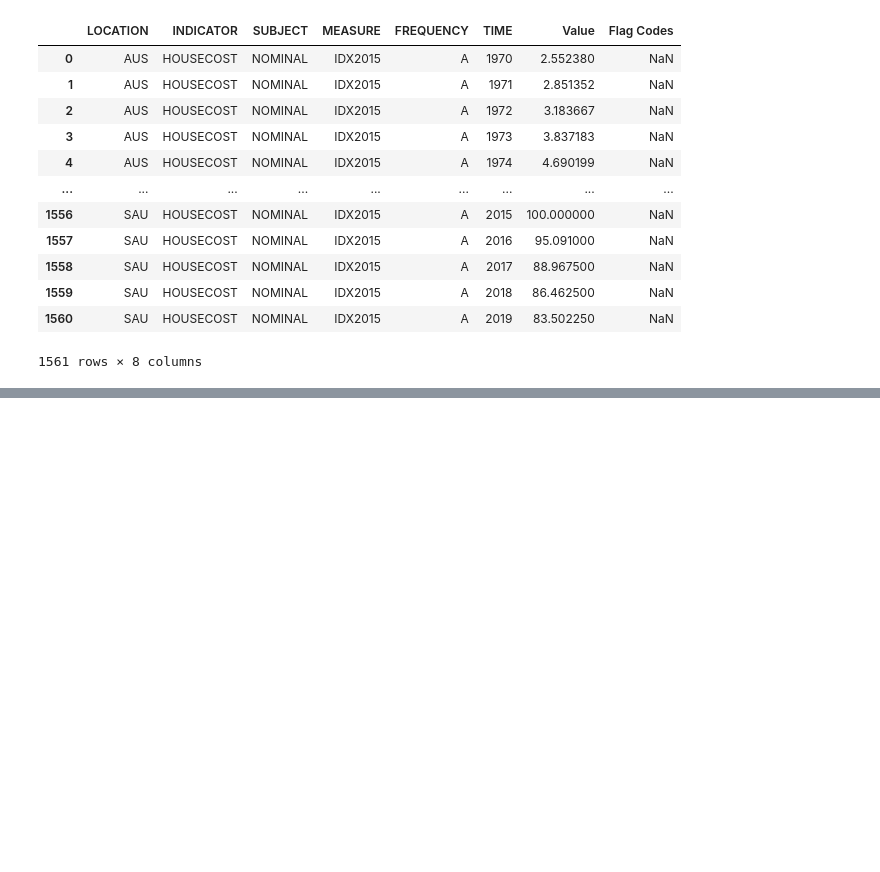
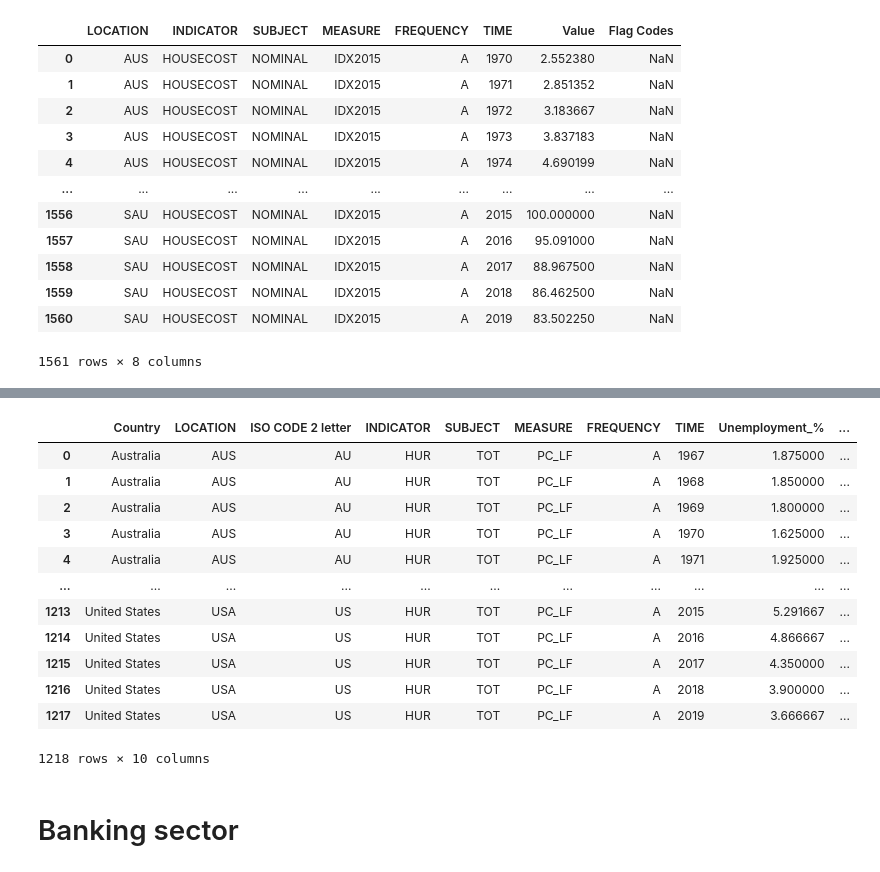
Before and after one commit to skumble27/final-project, a Jupyter notebook: dataextraction.ipynb, the cells around one changed output, grey strips where cells are left out. Saved outputs shown, nothing was run; the diff lists cells and outputs as text; code cells hidden in the pictures; blank space fills up the shorter version.

```diff
--- a/dataextraction.ipynb
+++ b/dataextraction.ipynb
@@ -180,0 +192,3 @@ final_real_estate_data
+# %%
+unemployment_df = pd.read_csv('raw_data/worldunemployment.csv')
+unemployment_df
@@ -180,0 +209,4 @@ final_real_estate_data
+# %%
+# Renaming a Column
+unemployment_df_1 = unemployment_df.rename(columns={'Value':'Unemployment_%'})
+unemployment_df_1
@@ -180,0 +227,18 @@ final_real_estate_data
+# %%
+# Creating a final data frame
+unemployment_df_final = pd.merge(country_df,unemployment_df_1, on='LOCATION',how='inner')
+unemployment_df_final
+# %% [output]
+|  | Country | LOCATION | ISO CODE 2 letter | INDICATOR | SUBJECT | MEASURE | FREQUENCY | TIME | Unemployment_% | ... |
+| 0 | Australia | AUS | AU | HUR | TOT | PC_LF | A | 1967 | 1.875000 | ... |
+| 1 | Australia | AUS | AU | HUR | TOT | PC_LF | A | 1968 | 1.850000 | ... |
+| 2 | Australia | AUS | AU | HUR | TOT | PC_LF | A | 1969 | 1.800000 | ... |
+| 3 | Australia | AUS | AU | HUR | TOT | PC_LF | A | 1970 | 1.625000 | ... |
+| 4 | Australia | AUS | AU | HUR | TOT | PC_LF | A | 1971 | 1.925000 | ... |
+| ... | ... | ... | ... | ... | ... | ... | ... | ... | ... | ... |
+| 1213 | United States | USA | US | HUR | TOT | PC_LF | A | 2015 | 5.291667 | ... |
+| 1214 | United States | USA | US | HUR | TOT | PC_LF | A | 2016 | 4.866667 | ... |
+| 1215 | United States | USA | US | HUR | TOT | PC_LF | A | 2017 | 4.350000 | ... |
+| 1216 | United States | USA | US | HUR | TOT | PC_LF | A | 2018 | 3.900000 | ... |
+| 1217 | United States | USA | US | HUR | TOT | PC_LF | A | 2019 | 3.666667 | ... |
+1218 rows × 10 columns
@@ -180,0 +248,2 @@ final_real_estate_data
+# %% [markdown]
+# Banking sector
```
Also changed, not shown: parts of 34 cells of this notebook, 15 other files.
